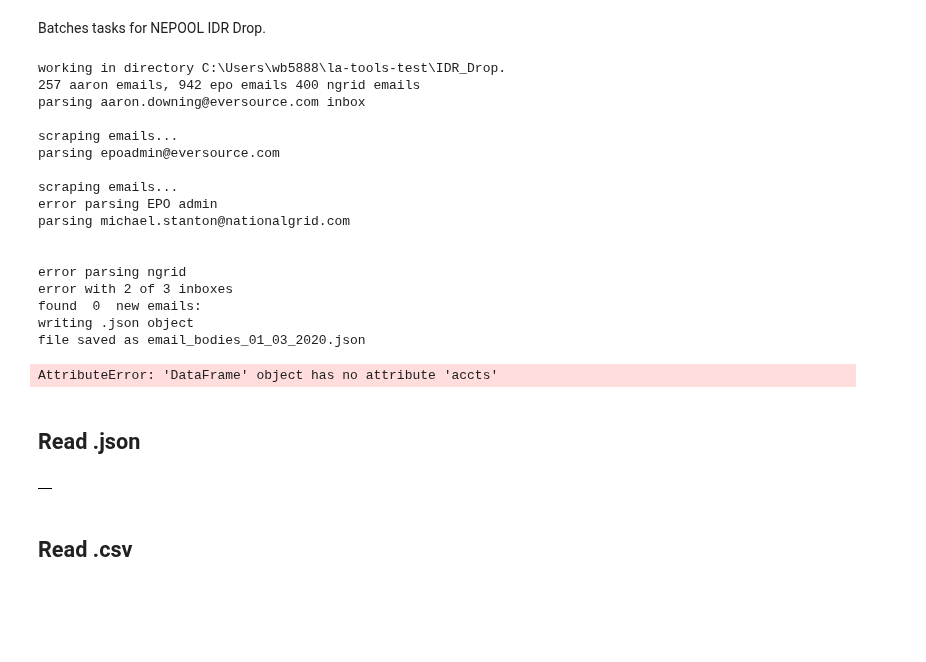
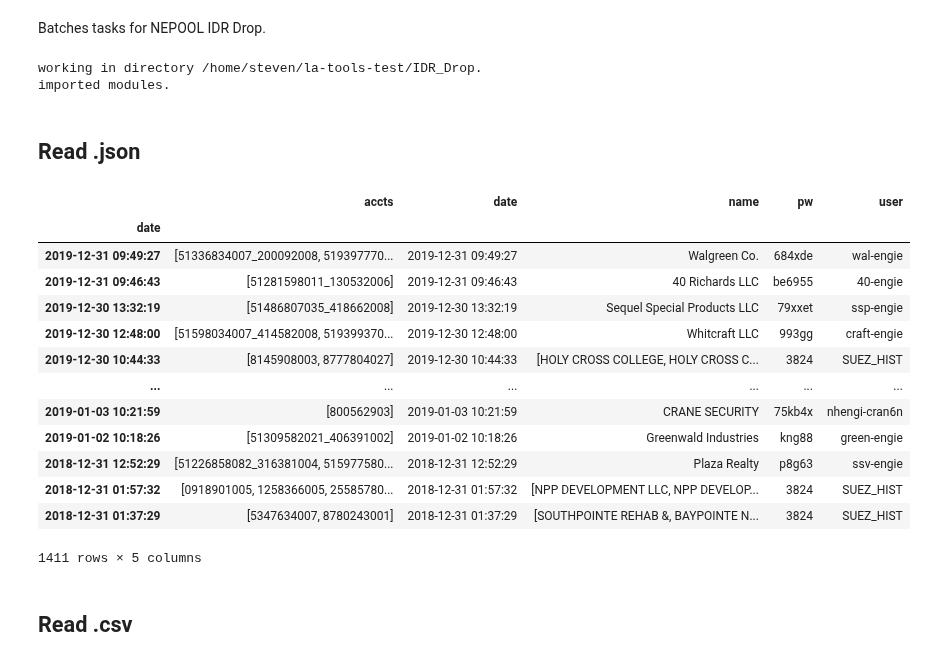
Before and after one commit to stevenhurwitt/la-tools-test, a Jupyter notebook: IDR_Drop/IDR_Drop_Portal.ipynb, the cells around one changed output. Saved outputs shown, nothing was run; the diff lists cells and outputs as text; code cells hidden in the pictures; blank space fills up the shorter version.

```diff
--- a/IDR_Drop/IDR_Drop_Portal.ipynb
+++ b/IDR_Drop/IDR_Drop_Portal.ipynb
@@ -4,7 +4,8 @@
 Batches tasks for NEPOOL IDR Drop.
 # %%
 import os
-basepath = 'C:\\Users\wb5888\la-tools-test\IDR_Drop'
+basepath = os.getcwd()
+#basepath = 'C:\\Users\wb5888\la-tools-test\IDR_Drop'
 os.chdir(basepath)
 print('working in directory {}.'.format(basepath))
 
@@ -20,7 +21,7 @@ import pandas as pd
 import numpy as np
 import IDRdrop
 import EPOwebscrape
-import emailscrape
+#import emailscrape
 import json
 import math
 import time
@@ -29,40 +30,40 @@ import pprint
 
 pp = pprint.PrettyPrinter(1)
 os.chdir(os.path.join(basepath, 'Logins'))
+print('imported modules.')
 # %% [output]
-working in directory C:\Users\wb5888\la-tools-test\IDR_Drop.
-257 aaron emails, 942 epo emails 400 ngrid emails
-parsing aaron.downing@eversource.com inbox
-
-scraping emails...
-parsing epoadmin@eversource.com
-
-scraping emails...
-error parsing EPO admin
-parsing michael.stanton@nationalgrid.com
-
-
-error parsing ngrid
-error with 2 of 3 inboxes
-found  0  new emails:
-writing .json object
-file saved as email_bodies_01_03_2020.json
+working in directory /home/steven/la-tools-test/IDR_Drop.
+imported modules.
-AttributeError: 'DataFrame' object has no attribute 'accts'
 # %% [markdown]
 ## Read .json
 # %%
 os.chdir(os.path.join(basepath, 'Logins'))
 
-with open('email_bodies_01_02_2020.json', 'r') as email:
+with open('email_bodies_12_31_2019.json', 'r') as email:
     email = json.load(email)
     email = json.loads(email)
 
 email_df = pd.DataFrame.from_dict(email)
 email_df = email_df.T
-new_email = email_df
-new_email
+email_df['date'] = pd.to_datetime(email_df['date'])
+email_df.set_index('date', drop = False, inplace = True)
+email_df.sort_index(inplace = True, ascending = False)
+email_df
 # %% [output]
-|  |
+|  | accts | date | name | pw | user |
+| date |  |  |  |  |  |
+| 2019-12-31 09:49:27 | [51336834007_200092008, 519397770... | 2019-12-31 09:49:27 | Walgreen Co. | 684xde | wal-engie |
+| 2019-12-31 09:46:43 | [51281598011_130532006] | 2019-12-31 09:46:43 | 40 Richards LLC | be6955 | 40-engie |
+| 2019-12-30 13:32:19 | [51486807035_418662008] | 2019-12-30 13:32:19 | Sequel Special Products LLC | 79xxet | ssp-engie |
+| 2019-12-30 12:48:00 | [51598034007_414582008, 519399370... | 2019-12-30 12:48:00 | Whitcraft LLC | 993gg | craft-engie |
+| 2019-12-30 10:44:33 | [8145908003, 8777804027] | 2019-12-30 10:44:33 | [HOLY CROSS COLLEGE, HOLY CROSS C... | 3824 | SUEZ_HIST |
+| ... | ... | ... | ... | ... | ... |
+| 2019-01-03 10:21:59 | [800562903] | 2019-01-03 10:21:59 | CRANE SECURITY | 75kb4x | nhengi-cran6n |
+| 2019-01-02 10:18:26 | [51309582021_406391002] | 2019-01-02 10:18:26 | Greenwald Industries | kng88 | green-engie |
+| 2018-12-31 12:52:29 | [51226858082_316381004, 515977580... | 2018-12-31 12:52:29 | Plaza Realty | p8g63 | ssv-engie |
+| 2018-12-31 01:57:32 | [0918901005, 1258366005, 25585780... | 2018-12-31 01:57:32 | [NPP DEVELOPMENT LLC, NPP DEVELOP... | 3824 | SUEZ_HIST |
+| 2018-12-31 01:37:29 | [5347634007, 8780243001] | 2018-12-31 01:37:29 | [SOUTHPOINTE REHAB &, BAYPOINTE N... | 3824 | SUEZ_HIST |
+1411 rows × 5 columns
 # %% [markdown]
 ## Read .csv
 # %%
```
Also changed, not shown: parts of 9 cells of this notebook.
